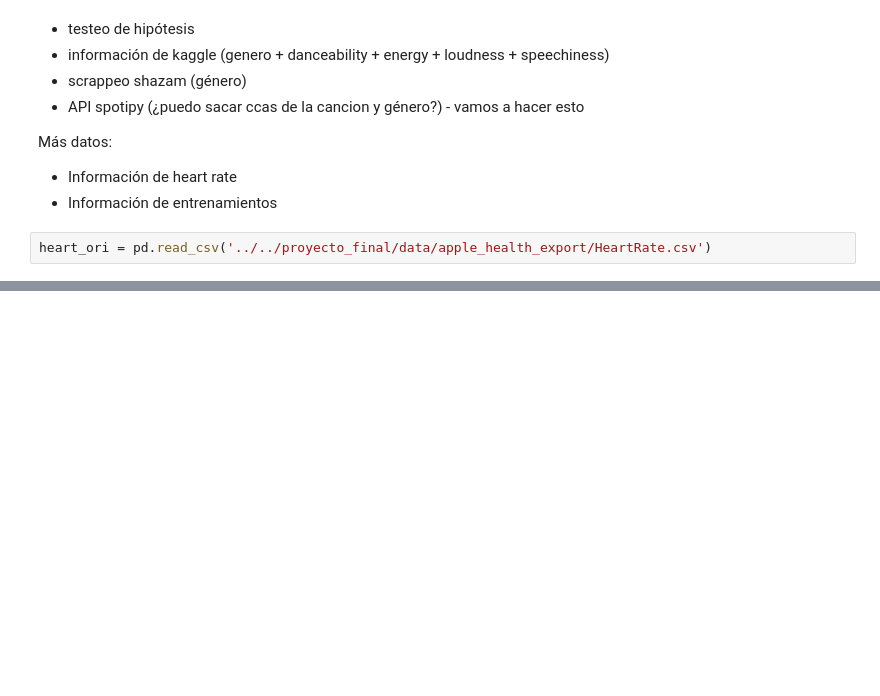
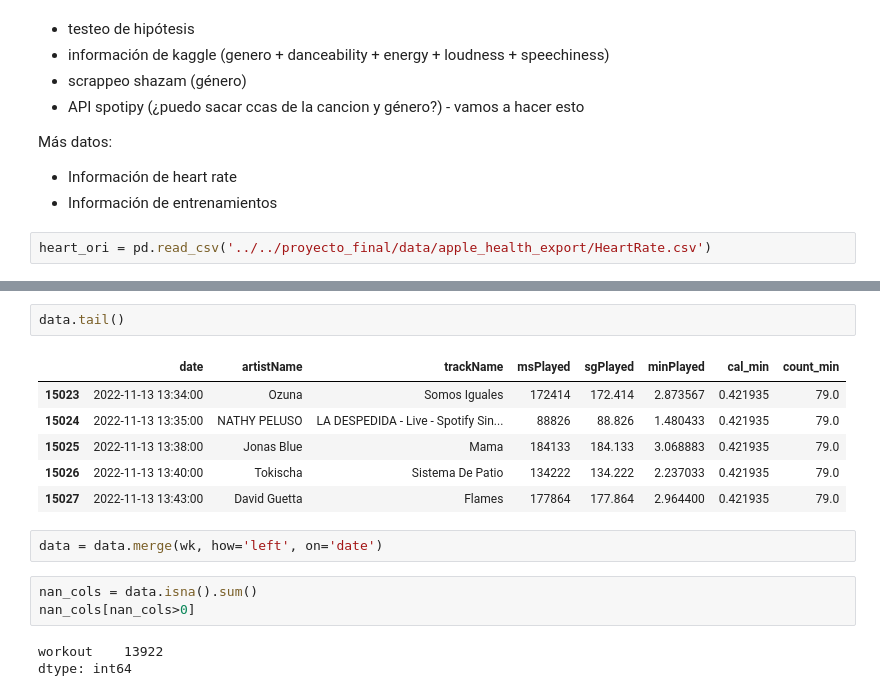
Before and after one commit to mariamino/Music_to_burn_calories_Final_Project, a Jupyter notebook: jupyter/Apple cal.ipynb, the cells around one changed output, grey strips where cells are left out. Cells and saved outputs as stored; diff of their text form; blank space fills up the shorter version.

```diff
--- a/jupyter/Apple cal.ipynb
+++ b/jupyter/Apple cal.ipynb
@@ -593,0 +689,17 @@ heartar.sort_values(by='count_min', ascending=True)[:10]
+# %%
+data.tail()
+# %% [output]
+|  | date | artistName | trackName | msPlayed | sgPlayed | minPlayed | cal_min | count_min |
+| 15023 | 2022-11-13 13:34:00 | Ozuna | Somos Iguales | 172414 | 172.414 | 2.873567 | 0.421935 | 79.0 |
+| 15024 | 2022-11-13 13:35:00 | NATHY PELUSO | LA DESPEDIDA - Live - Spotify Sin... | 88826 | 88.826 | 1.480433 | 0.421935 | 79.0 |
+| 15025 | 2022-11-13 13:38:00 | Jonas Blue | Mama | 184133 | 184.133 | 3.068883 | 0.421935 | 79.0 |
+| 15026 | 2022-11-13 13:40:00 | Tokischa | Sistema De Patio | 134222 | 134.222 | 2.237033 | 0.421935 | 79.0 |
+| 15027 | 2022-11-13 13:43:00 | David Guetta | Flames | 177864 | 177.864 | 2.964400 | 0.421935 | 79.0 |
+# %%
+data = data.merge(wk, how='left', on='date')
+# %%
+nan_cols = data.isna().sum()
+nan_cols[nan_cols>0]
+# %% [output]
+workout    13922
+dtype: int64
```
Also changed, not shown: parts of 99 cells of this notebook, 1 other file.
